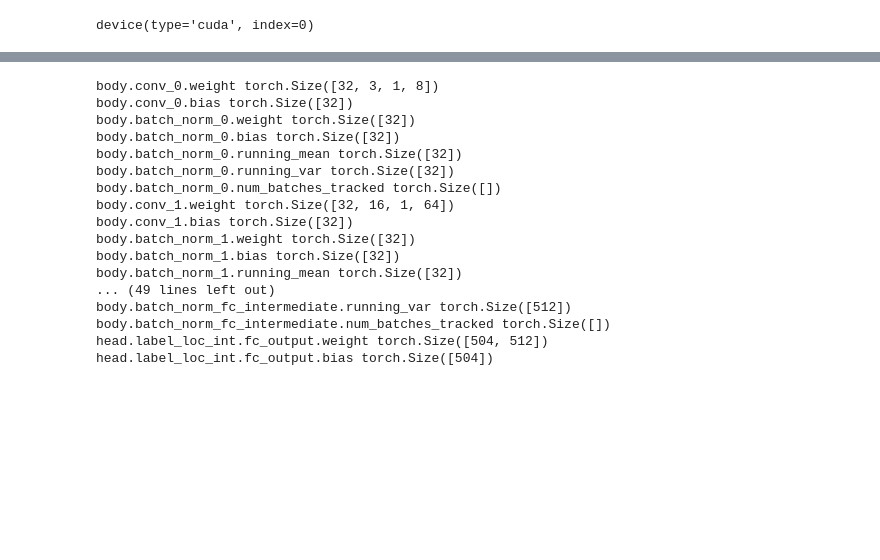
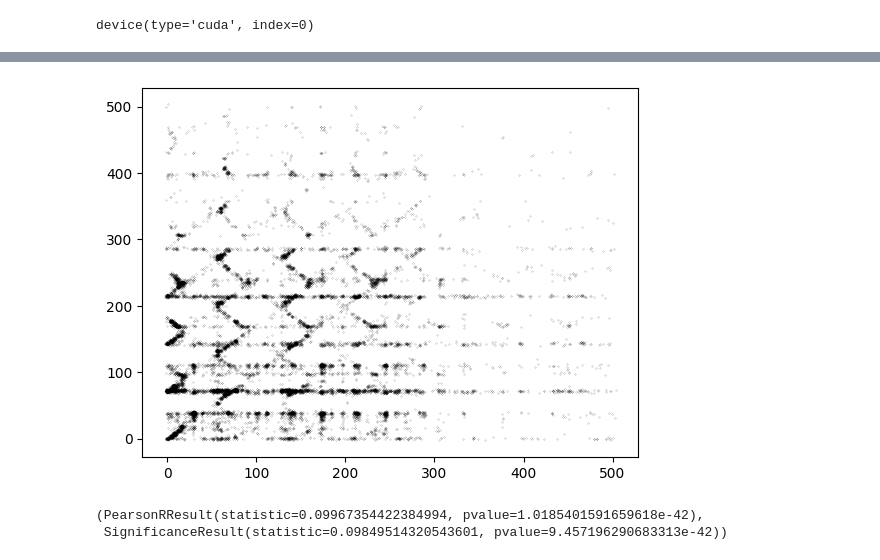
Before and after one commit to msaddler/phaselocknet_torch, a Jupyter notebook: minimal.ipynb, the cells around one changed output, grey strips where cells are left out. Drawn from its saved outputs; the diff is of its cells as text; code cells hidden in the pictures; blank space fills up the shorter version.

```diff
--- a/minimal.ipynb
+++ b/minimal.ipynb
@@ -67,22 +252,37 @@ util.load_tf_model_checkpoint(
 # %%
-for k, v in model.perceptual_model.state_dict().items():
-    print(k, v.shape)
-# len(model.perceptual_model.state_dict())
+df0 = pd.read_csv(fn_eval_output)
+fn = os.path.join(dir_model, "EVAL_PSYCHOPHYSICSv00_speech_in_noise_in_reverb_v04.json")
+df1 = pd.read_json(fn).sort_values(by="index").reset_index(drop=True)
+
+df0 = df0.sort_values(
+    by=[
+        "index",
+        "snr",
+        "index_room",
+        "index_brir",
+        "label_speaker_int",
+        "label_word_int",
+    ]
+)
+df1 = df1.sort_values(
+    by=[
+        "index",
+        "snr",
+        "index_room",
+        "index_brir",
+        "label_speaker_int",
+        "label_word_int",
+    ]
+)
+
+fig, ax = plt.subplots()
+x = df1["label_loc_int:labels_pred"].values
+y = df0["label_loc_int.pred"].values
+ax.plot(x + 1 * np.random.randn(*y.shape), y + 1 * np.random.randn(*y.shape), "k.", ms=0.2)
+plt.show()
+
+scipy.stats.pearsonr(x, y), scipy.stats.spearmanr(x, y)
 # %% [output]
+[figure, added]
-body.conv_0.weight torch.Size([32, 3, 1, 8])
-body.conv_0.bias torch.Size([32])
-body.batch_norm_0.weight torch.Size([32])
-body.batch_norm_0.bias torch.Size([32])
-body.batch_norm_0.running_mean torch.Size([32])
-body.batch_norm_0.running_var torch.Size([32])
-body.batch_norm_0.num_batches_tracked torch.Size([])
-body.conv_1.weight torch.Size([32, 16, 1, 64])
-body.conv_1.bias torch.Size([32])
-body.batch_norm_1.weight torch.Size([32])
-body.batch_norm_1.bias torch.Size([32])
-body.batch_norm_1.running_mean torch.Size([32])
-... (49 lines left out)
-body.batch_norm_fc_intermediate.running_var torch.Size([512])
-body.batch_norm_fc_intermediate.num_batches_tracked torch.Size([])
-head.label_loc_int.fc_output.weight torch.Size([504, 512])
-head.label_loc_int.fc_output.bias torch.Size([504])
+(PearsonRResult(statistic=0.09967354422384994, pvalue=1.0185401591659618e-42),
+ SignificanceResult(statistic=0.09849514320543601, pvalue=9.457196290683313e-42))
```
Also changed, not shown: parts of 9 cells of this notebook, 2 other files.
